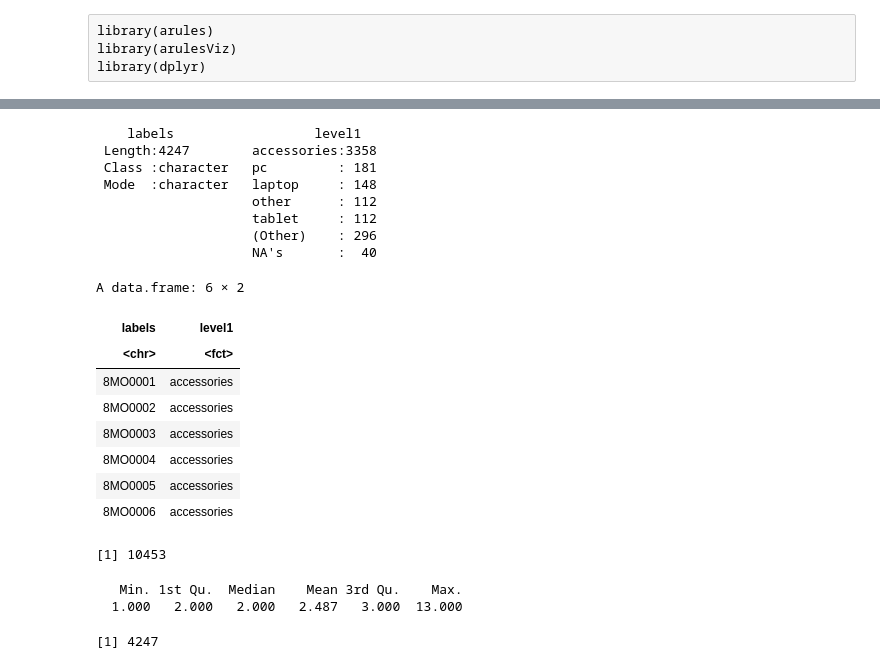
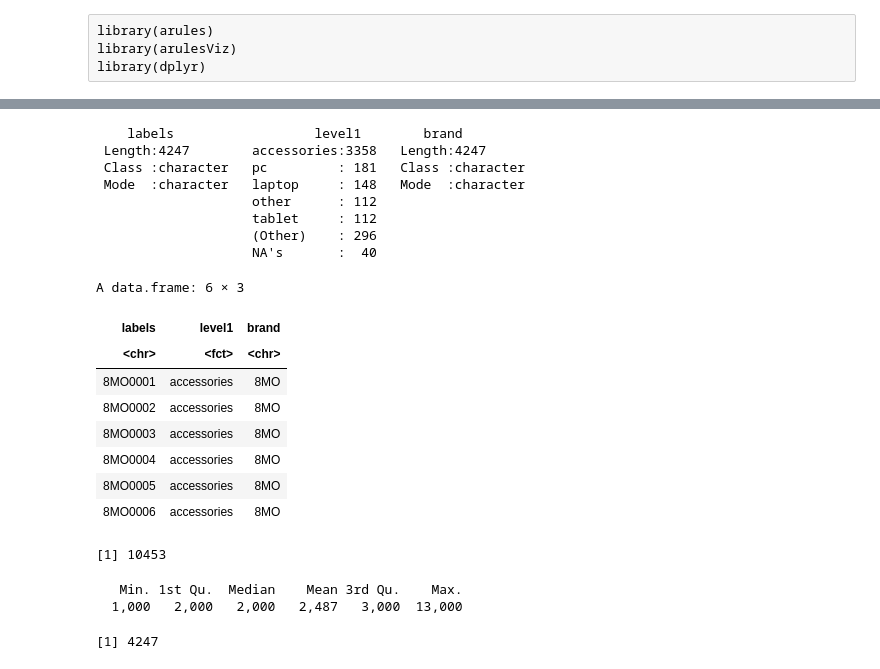
Before and after one commit to TuomoKareoja/product-associations-discovery, a Jupyter notebook: notebooks/exploratory/apriori_exploration.ipynb, the cells around one changed output, grey strips where cells are left out. Cells and saved outputs as stored; diff of their text form; code cells hidden in the pictures.

```diff
--- a/notebooks/exploratory/apriori_exploration.ipynb
+++ b/notebooks/exploratory/apriori_exploration.ipynb
@@ -19,31 +9,32 @@ arules::inspect(head(data_trans))
 # %%
 # Adding item group category from categories extracted from the pdf. Some missing values for categories
 items <- arules::itemInfo(data_trans)
 names(data_cat) <- c('labels', 'level1')
 items_with_cat <- merge(x=items, y=data_cat, by = "labels", all.x=TRUE)
+items_with_cat$brand <- substr(items_with_cat$labels, start=0, stop=3)
 summary(items_with_cat)
 head(items_with_cat)
 
 # assigning the labels to the data
 arules::itemInfo(data_trans) <- items_with_cat
 # %% [output]
-    labels                  level1
- Length:4247        accessories:3358
- Class :character   pc         : 181
- Mode  :character   laptop     : 148
+    labels                  level1        brand
+ Length:4247        accessories:3358   Length:4247
+ Class :character   pc         : 181   Class :character
+ Mode  :character   laptop     : 148   Mode  :character
                     other      : 112
                     tablet     : 112
                     (Other)    : 296
                     NA's       :  40
-A data.frame: 6 × 2
+A data.frame: 6 × 3
-| labels | level1 |
-| <chr> | <fct> |
-| 8MO0001 | accessories |
-| 8MO0002 | accessories |
-| 8MO0003 | accessories |
-| 8MO0004 | accessories |
-| 8MO0005 | accessories |
-| 8MO0006 | accessories |
+| labels | level1 | brand |
+| <chr> | <fct> | <chr> |
+| 8MO0001 | accessories | 8MO |
+| 8MO0002 | accessories | 8MO |
+| 8MO0003 | accessories | 8MO |
+| 8MO0004 | accessories | 8MO |
+| 8MO0005 | accessories | 8MO |
+| 8MO0006 | accessories | 8MO |
 # %%
 # Data is of the size that we expect
 length(data_trans)
@@ -54,7 +45,7 @@ length(data_trans)
 summary(arules::size(data_trans))
 # %% [output]
    Min. 1st Qu.  Median    Mean 3rd Qu.    Max.
-  1.000   2.000   2.000   2.487   3.000  13.000
+  1,000   2,000   2,000   2,487   3,000  13,000
 # %%
 # item labels
 length(arules::itemLabels(data_trans))
```
Also changed, not shown: parts of 16 cells of this notebook, 2 other files.
